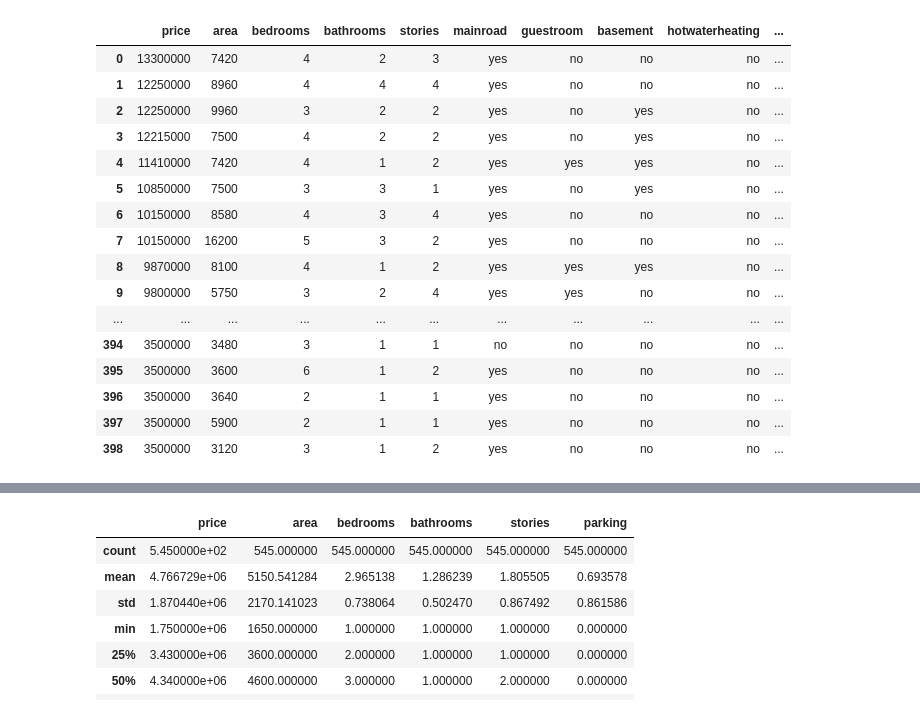
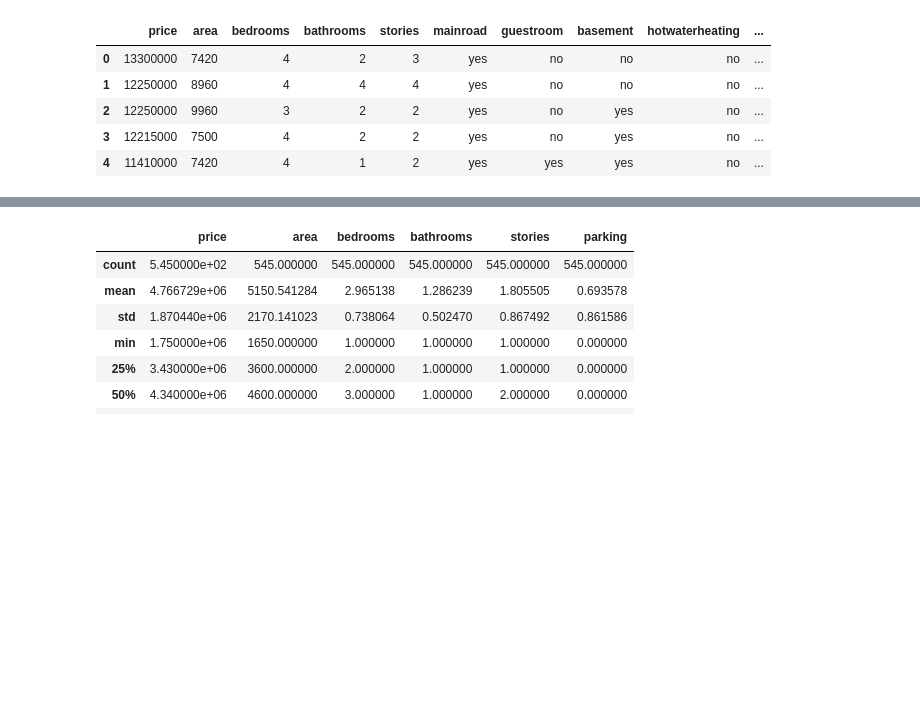
Before and after one commit to panupong-kha/ML, a Jupyter notebook: house_price_predict/house_price_predict.ipynb, the cells around one changed output, grey strips where cells are left out. Drawn from its saved outputs; the diff is of its cells as text; code cells hidden in the pictures; blank space fills up the shorter version.

```diff
--- a/house_price_predict/house_price_predict.ipynb
+++ b/house_price_predict/house_price_predict.ipynb
@@ -11,28 +11,17 @@ from google.colab import files
 # %%
 pd.set_option('display.max_rows',None)
 pd.set_option('display.max_column',None)
 url = ("https://raw.githubusercontent.com/panupong-kha/ML/main/house_price_predict/Housing.csv")
 df = pd.read_csv(url)
 df = df.drop_duplicates()
-df
+df.head()
 # %% [output]
 |  | price | area | bedrooms | bathrooms | stories | mainroad | guestroom | basement | hotwaterheating | ... |
 | 0 | 13300000 | 7420 | 4 | 2 | 3 | yes | no | no | no | ... |
 | 1 | 12250000 | 8960 | 4 | 4 | 4 | yes | no | no | no | ... |
 | 2 | 12250000 | 9960 | 3 | 2 | 2 | yes | no | yes | no | ... |
 | 3 | 12215000 | 7500 | 4 | 2 | 2 | yes | no | yes | no | ... |
 | 4 | 11410000 | 7420 | 4 | 1 | 2 | yes | yes | yes | no | ... |
-| 5 | 10850000 | 7500 | 3 | 3 | 1 | yes | no | yes | no | ... |
-| 6 | 10150000 | 8580 | 4 | 3 | 4 | yes | no | no | no | ... |
-| 7 | 10150000 | 16200 | 5 | 3 | 2 | yes | no | no | no | ... |
-| 8 | 9870000 | 8100 | 4 | 1 | 2 | yes | yes | yes | no | ... |
-| 9 | 9800000 | 5750 | 3 | 2 | 4 | yes | yes | no | no | ... |
-| ... | ... | ... | ... | ... | ... | ... | ... | ... | ... | ... |
-| 394 | 3500000 | 3480 | 3 | 1 | 1 | no | no | no | no | ... |
-| 395 | 3500000 | 3600 | 6 | 1 | 2 | yes | no | no | no | ... |
-| 396 | 3500000 | 3640 | 2 | 1 | 1 | yes | no | no | no | ... |
-| 397 | 3500000 | 5900 | 2 | 1 | 1 | yes | no | no | no | ... |
-| 398 | 3500000 | 3120 | 3 | 1 | 2 | yes | no | no | no | ... |
 # %%
 df.info()
 # %% [output]
```
Also changed, not shown: parts of 1 cell of this notebook.
